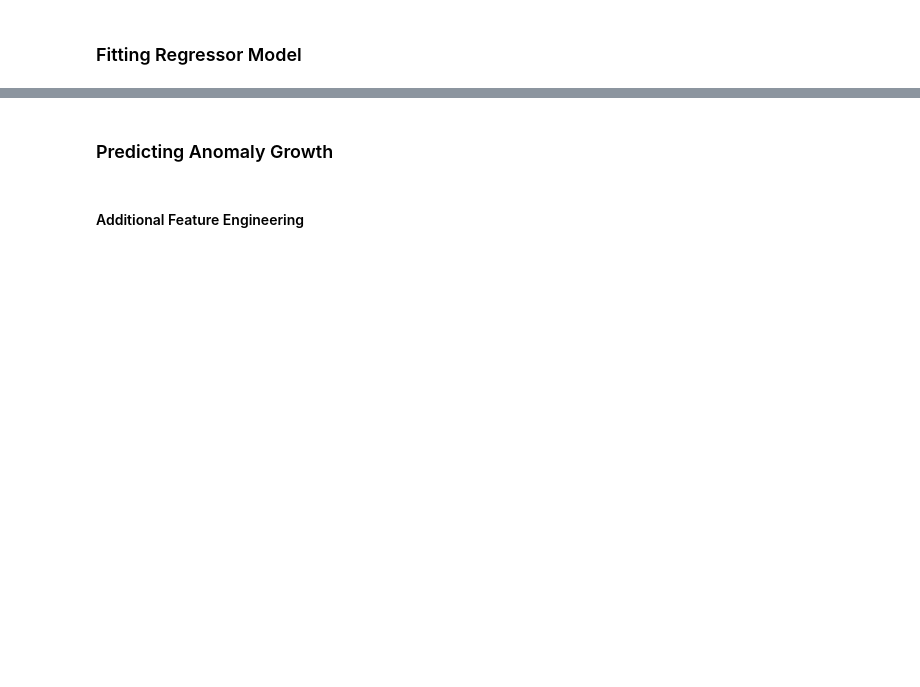
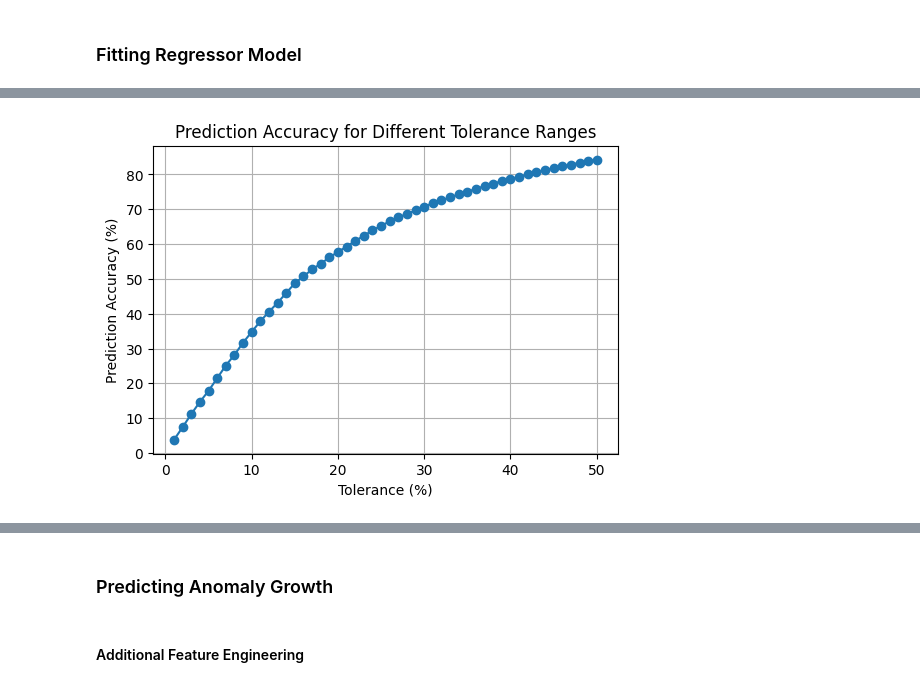
Before and after one commit to Farhad-Davaripour/AI_Applications_in_Pipeline_Engineering, a Jupyter notebook: demo.ipynb, the cells around one changed output, grey strips where cells are left out. Cells and saved outputs as stored; diff of their text form; code cells hidden in the pictures; blank space fills up the shorter version.

Commit message:
chore: Add TrainingPipeline class for feature scaling, class imbalance handling, data splitting, hyperparameter tuning, model fitting, and evaluation

```diff
--- a/demo.ipynb
+++ b/demo.ipynb
@@ -500,10 +452,3 @@ features = DPrev_Old_Filtered_Anomaly_mapped_df[[
         'DistanceDiff',
         'OrientationDiff'
     ]]
-
-# Ensure features and target have the same index
-features = features.loc[target.index]
-
-# Apply standard scaling
-scaler = StandardScaler()
-features_scaled = scaler.fit_transform(features)
@@ -720,5 +454,0 @@ exogenous_vars = [
-# %%
-# Extract features (exogenous variables) and target
-features = Old_Filtered_Anomaly_mapped_df[exogenous_vars]
-target = Old_Filtered_Anomaly_mapped_df['MaxDepth_mm']
-time_series = Old_Filtered_Anomaly_mapped_df['InspectionYear']
@@ -774,0 +455,28 @@ Mean Error (ME): 0.0001
+# %%
+from src.tools import TrainingPipeline
+
+# Create an instance of the TrainingPipeline class
+ML_pipeline = TrainingPipeline(features, target)
+print("Pipeline instance created")
+
+# Scale the features
+ML_pipeline.scale_features()
+print("Features scaled")
+
+# Split the data
+ML_pipeline.split_data(handle_imbalance=True)
+print("Data split")
+
+# Perform hyperparameter tuning and return the best parameters
+best_params = ML_pipeline.hyperparameter_tuning()
+print("Best parameters found:")
+print(best_params)
+
+# Fit the model using the best hyper parameters
+ML_pipeline.fit_model()
+print("Model fitted")
+
+# Evaluate the model and print the metrics
+evaluation_metrics = ML_pipeline.evaluate_model()
+for metrics,performance in evaluation_metrics.items():
+    print(f"{metrics}: {performance}")
@@ -774,0 +495,5 @@ Mean Error (ME): 0.0001
+# %%
+# Plotting results and evaluating prediction accuracy
+results = ML_pipeline.plot_prediction_accuracy()
+# %% [output]
+[figure, added]
```
Also changed, not shown: parts of 72 cells of this notebook, 1 other file.
